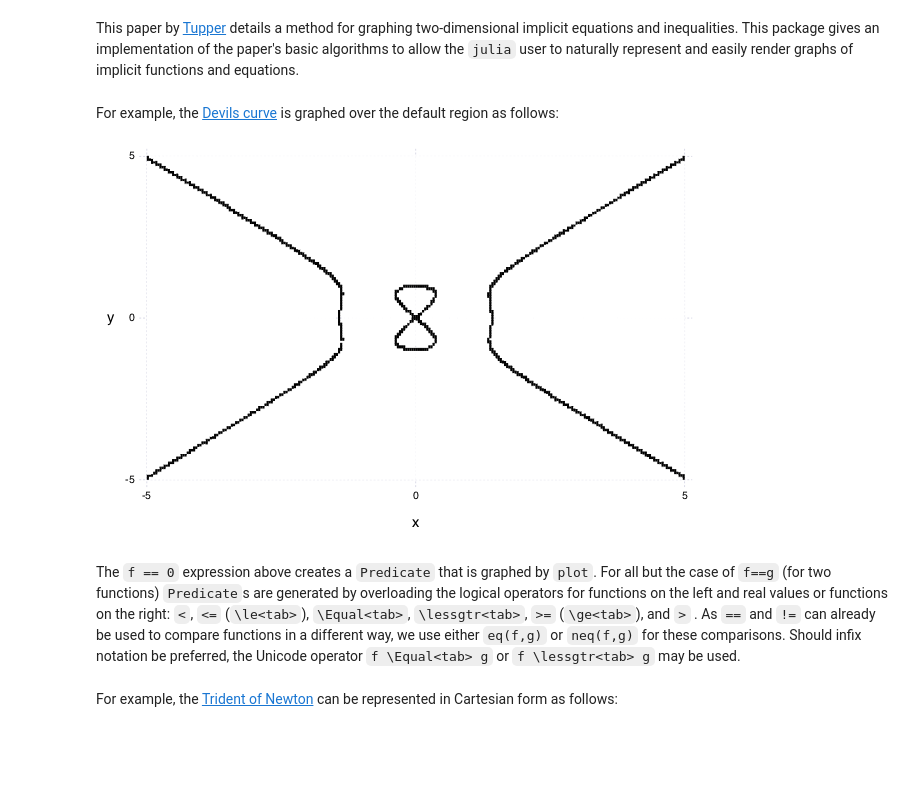
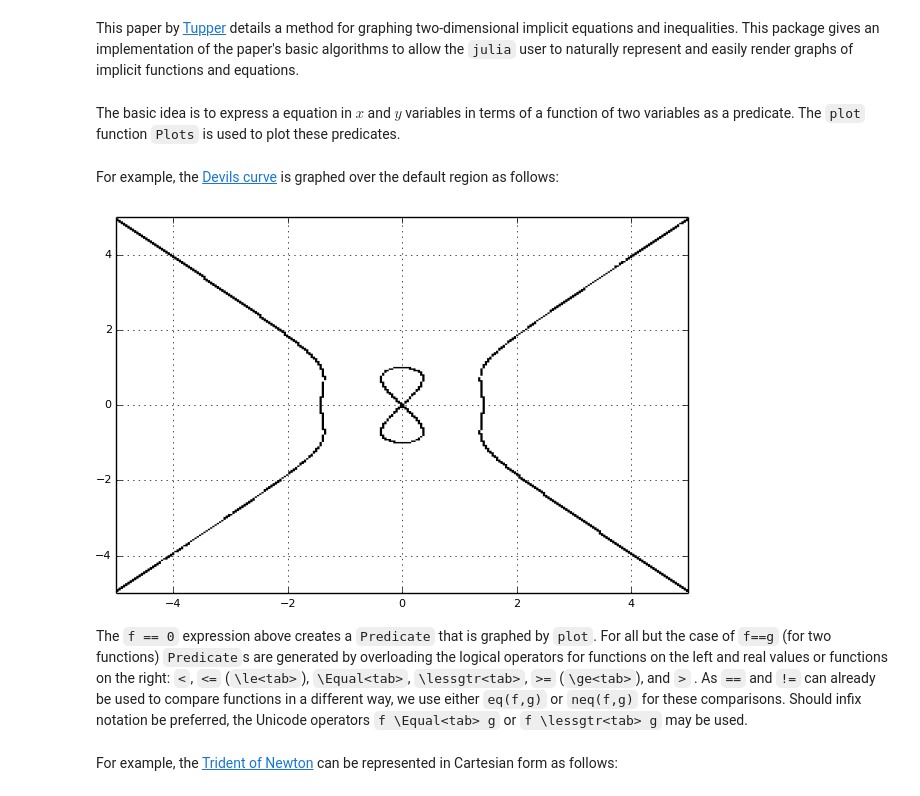
Before and after one commit to jverzani/ImplicitEquations.jl, a Jupyter notebook: docs/examples.ipynb, the cells around one changed output. Saved outputs shown, nothing was run; the diff lists cells and outputs as text; code cells hidden in the pictures; blank space fills up the shorter version.

Commit message:
improve plot recipe, update docs

```diff
--- a/docs/examples.ipynb
+++ b/docs/examples.ipynb
@@ -2,20 +2,22 @@
 <h1>ImplicitEquations</h1>
 # %% [markdown]
 <p>This paper by <a href="http://www.dgp.toronto.edu/people/mooncake/papers/SIGGRAPH2001_Tupper.pdf">Tupper</a> details a method for graphing two-dimensional implicit equations and inequalities. This package gives an implementation of the  paper's basic algorithms to allow the <code>julia</code> user to naturally represent and easily render graphs of implicit functions and equations.</p>
+# %% [markdown]
+<p>The basic idea is to express a equation in $x$ and $y$ variables in terms of a function of two variables as a predicate. The <code>plot</code> function <code>Plots</code> is used to plot these predicates.</p>
 # %% [markdown]
 <p>For example, the <a href="http://www-groups.dcs.st-and.ac.uk/~history/Curves/Devils.html">Devils curve</a> is graphed over the default region as follows:</p>
 # %%
 using Plots, ImplicitEquations
-gadfly()
+pyplot()
 
 a,b = -1,2
 f(x,y) = y^4 - x^4 + a*y^2 + b*x^2
 r = (f==0)
 plot(r)
 # %% [output]
-[figure, old version]
+[figure, new version]
 # %% [markdown]
-<p>The <code>f &#61;&#61; 0</code> expression above creates a <code>Predicate</code> that is graphed by <code>plot</code>. For all but the case of <code>f&#61;&#61;g</code> (for two functions) <code>Predicate</code>s are generated by overloading the logical operators for functions on the left and real values or functions on the right: <code>&lt;</code>, <code>&lt;&#61;</code> (<code>\le&lt;tab&gt;</code>), <code>\Equal&lt;tab&gt;</code>, <code>\lessgtr&lt;tab&gt;</code>, <code>&gt;&#61;</code> (<code>\ge&lt;tab&gt;</code>), and <code>&gt;</code> . As <code>&#61;&#61;</code> and <code>&#33;&#61;</code> can already be used to compare functions in a different way, we use either <code>eq&#40;f,g&#41;</code> or <code>neq&#40;f,g&#41;</code> for these comparisons. Should infix notation be preferred, the Unicode operator <code>f \Equal&lt;tab&gt; g</code> or <code>f \lessgtr&lt;tab&gt; g</code> may be used.</p>
+<p>The <code>f &#61;&#61; 0</code> expression above creates a <code>Predicate</code> that is graphed by <code>plot</code>. For all but the case of <code>f&#61;&#61;g</code> (for two functions) <code>Predicate</code>s are generated by overloading the logical operators for functions on the left and real values or functions on the right: <code>&lt;</code>, <code>&lt;&#61;</code> (<code>\le&lt;tab&gt;</code>), <code>\Equal&lt;tab&gt;</code>, <code>\lessgtr&lt;tab&gt;</code>, <code>&gt;&#61;</code> (<code>\ge&lt;tab&gt;</code>), and <code>&gt;</code> . As <code>&#61;&#61;</code> and <code>&#33;&#61;</code> can already be used to compare functions in a different way, we use either <code>eq&#40;f,g&#41;</code> or <code>neq&#40;f,g&#41;</code> for these comparisons. Should infix notation be preferred, the Unicode operators <code>f \Equal&lt;tab&gt; g</code> or <code>f \lessgtr&lt;tab&gt; g</code> may be used.</p>
 # %% [markdown]
 <p>For example, the <a href="http://www-history.mcs.st-and.ac.uk/Curves/Trident.html">Trident of Newton</a> can be represented in Cartesian form as follows:</p>
 # %%
```
Also changed, not shown: parts of 22 cells of this notebook, 4 other files.
